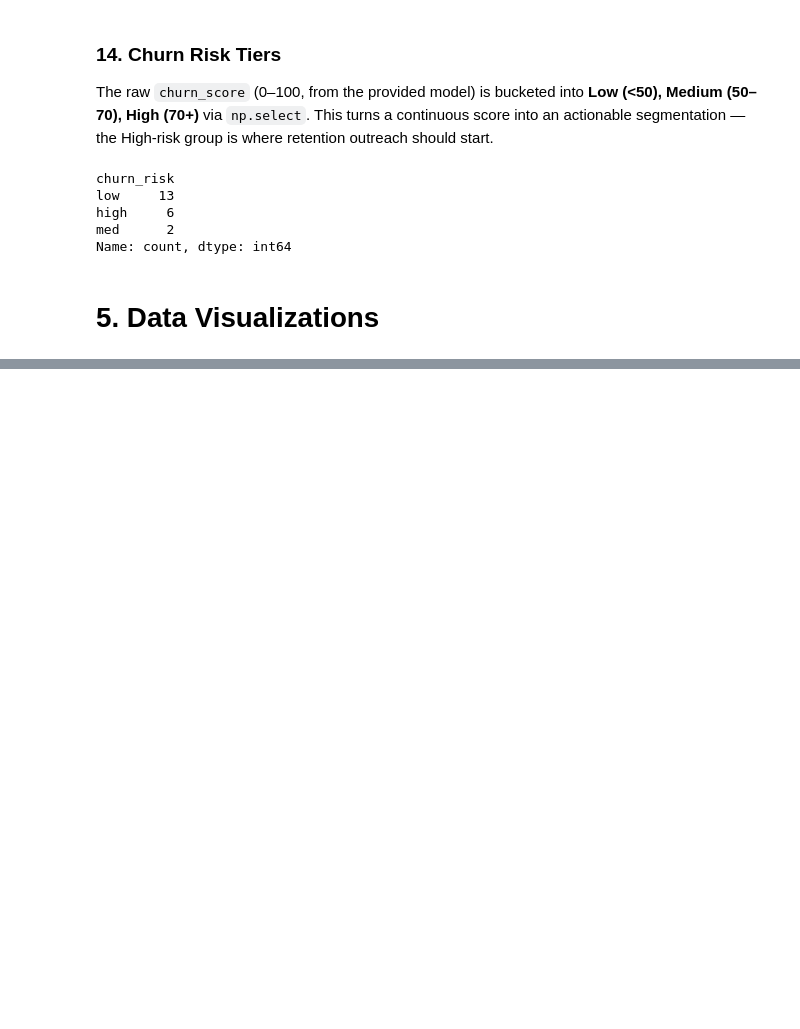
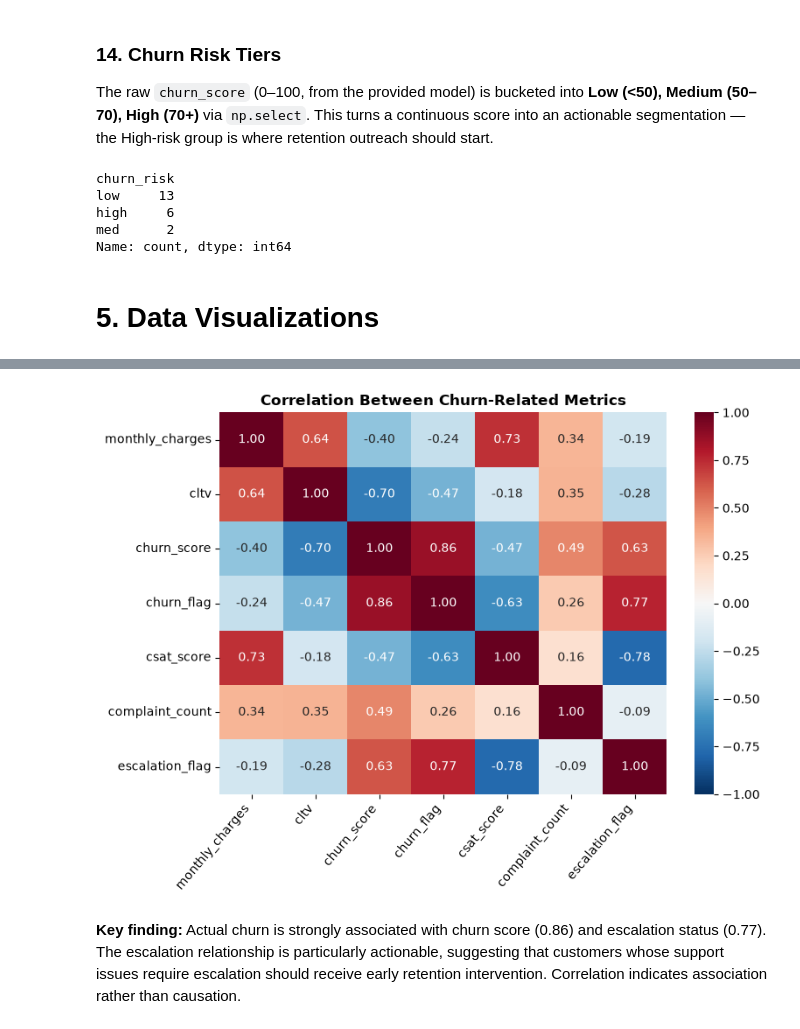
Before and after one commit to ShayanYawarBhatti/churn-analysis, a Jupyter notebook: notebooks/churn_analysis.ipynb, the cells around one changed output, grey strips where cells are left out. Cells and saved outputs as stored; diff of their text form; code cells hidden in the pictures; blank space fills up the shorter version.

```diff
--- a/notebooks/churn_analysis.ipynb
+++ b/notebooks/churn_analysis.ipynb
@@ -565,0 +789,16 @@ Name: count, dtype: int64
+# %%
+# Calculate correlations among selected churn-related metrics
+correlation_data = df_viz[
+    [
+        'monthly_charges',
+        'cltv',
+        'churn_score',
+        'churn_flag',
+        'csat_score',
+        'complaint_count',
+        'escalation_flag'
+    ]
+]
+
+correlation_matrix = correlation_data.corr().round(2)
+correlation_matrix
@@ -565,0 +814,31 @@ Name: count, dtype: int64
+# %%
+# Plotting and saving the correlation heatmap
+plt.figure(figsize = (8, 6))
+
+sns.heatmap(
+    correlation_matrix,
+    annot = True,
+    fmt = '.2f',
+    cmap = 'RdBu_r',
+    center = 0,
+    vmin = -1,
+    vmax = 1
+)
+
+plt.xticks(rotation = 50, ha = 'right')
+plt.title(
+    'Correlation Between Churn-Related Metrics',
+    fontweight = 'bold'
+)
+
+plt.tight_layout()
+plt.savefig(
+    f'{FIG_DIR}/correlation_heatmap.png',
+    dpi = 300,
+    bbox_inches = 'tight'
+)
+plt.show()
+# %% [output]
+[figure, added]
+# %% [markdown]
+**Key finding:** Actual churn is strongly associated with churn score (0.86) and escalation status (0.77). The escalation relationship is particularly actionable, suggesting that customers whose support issues require escalation should receive early retention intervention. Correlation indicates association rather than causation.
```
Also changed, not shown: parts of 22 cells of this notebook, 6 other files.
